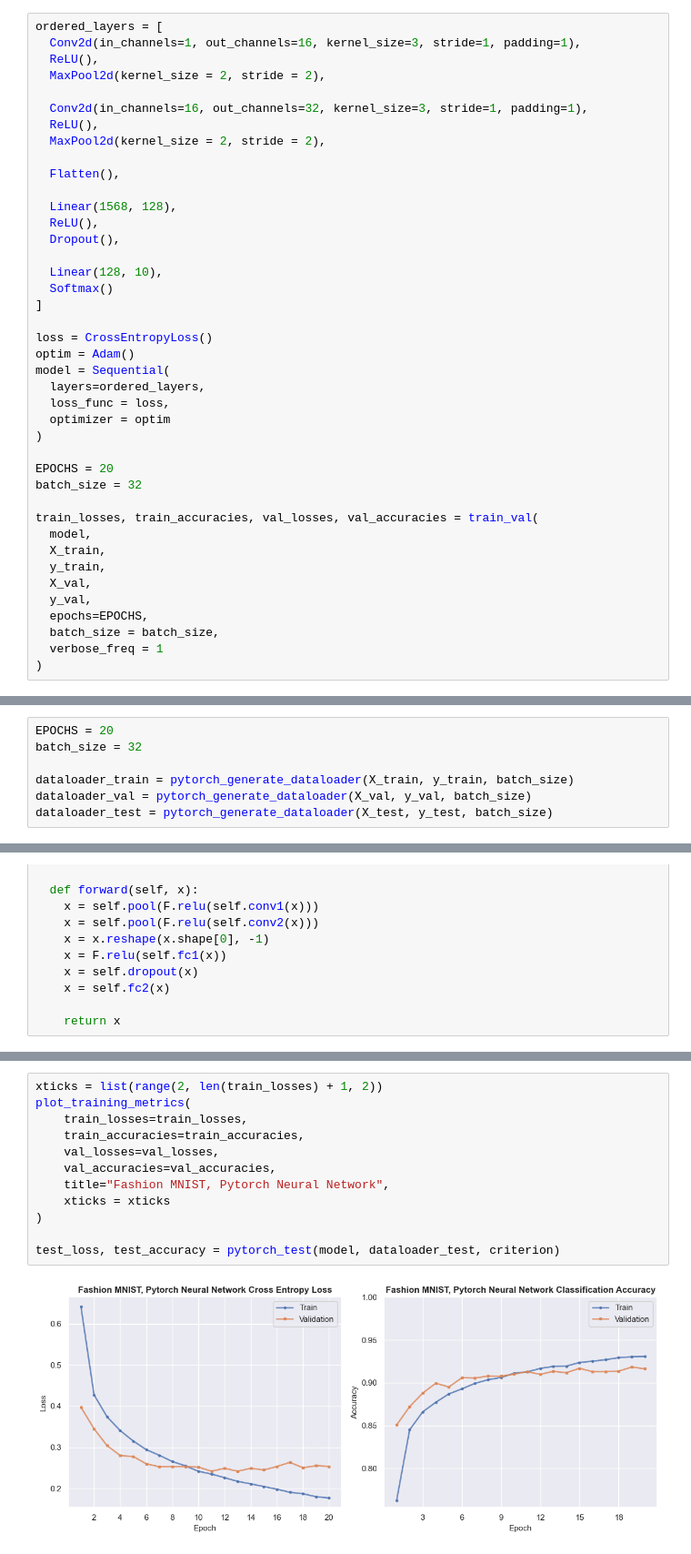
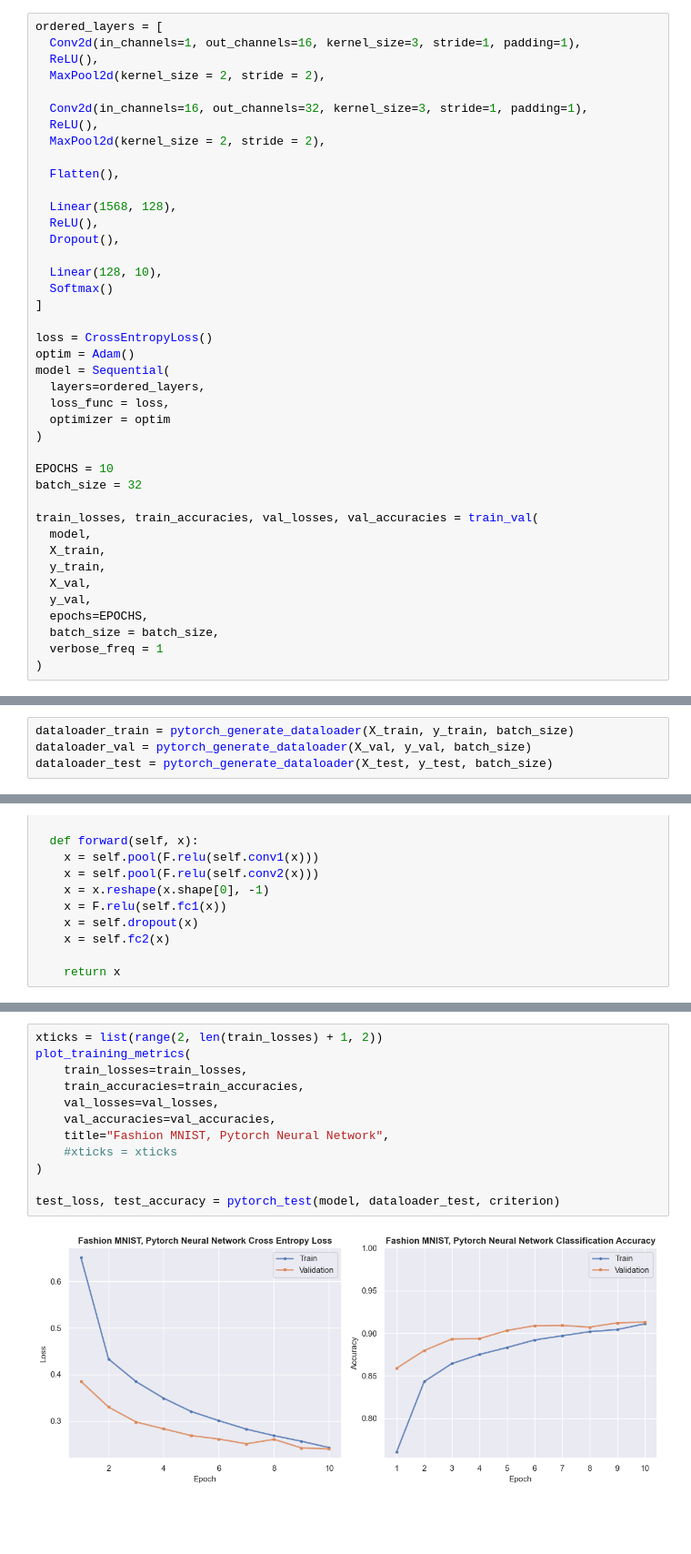
Before and after one commit to Jake0826/convolutional_neural_network_from_scratch, a Jupyter notebook: models/fashion_mnist.ipynb, the cells around one changed output, grey strips where cells are left out. Shown at 91% size. Cells and saved outputs as stored; diff of their text form; blank space fills up the shorter version.

```diff
--- a/models/fashion_mnist.ipynb
+++ b/models/fashion_mnist.ipynb
@@ -77,7 +77,7 @@ model = Sequential(
   optimizer = optim
 )
 
-EPOCHS = 20
+EPOCHS = 10
 batch_size = 32
 
 train_losses, train_accuracies, val_losses, val_accuracies = train_val(
@@ -134,9 +124,6 @@ import torch.optim as optim
 from sklearn.model_selection import train_test_split
 from pytorch_utils import pytorch_generate_dataloader, pytorch_train_val, pytorch_test, pytorch_plot_spiral_data_decision_boundary
 # %%
-EPOCHS = 20
-batch_size = 32
-
 dataloader_train = pytorch_generate_dataloader(X_train, y_train, batch_size)
 dataloader_val = pytorch_generate_dataloader(X_val, y_val, batch_size)
 dataloader_test = pytorch_generate_dataloader(X_test, y_test, batch_size)
@@ -198,14 +175,14 @@ Epoch 20, Train Loss: 0.176627, Train Accuracy: 0.930776, Val Loss: 0.253579, Va
 # %%
 xticks = list(range(2, len(train_losses) + 1, 2))
 plot_training_metrics(
     train_losses=train_losses,
     train_accuracies=train_accuracies,
     val_losses=val_losses,
     val_accuracies=val_accuracies,
     title="Fashion MNIST, Pytorch Neural Network",
-    xticks = xticks
+    #xticks = xticks
 )
 
 test_loss, test_accuracy = pytorch_test(model, dataloader_test, criterion)
 # %% [output]
-[figure, old version]
+[figure, new version]
```
Also changed, not shown: parts of 5 cells of this notebook, 9 other files.
